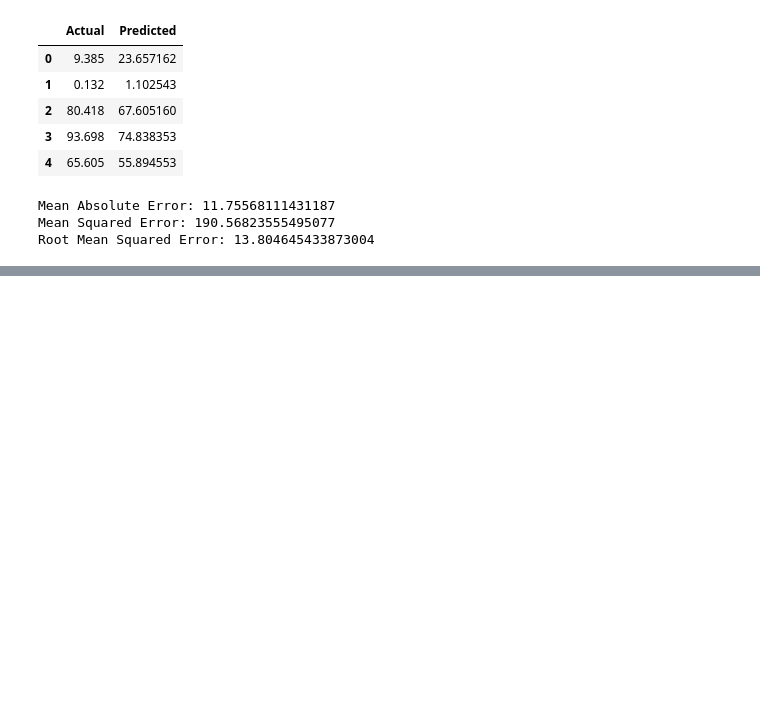
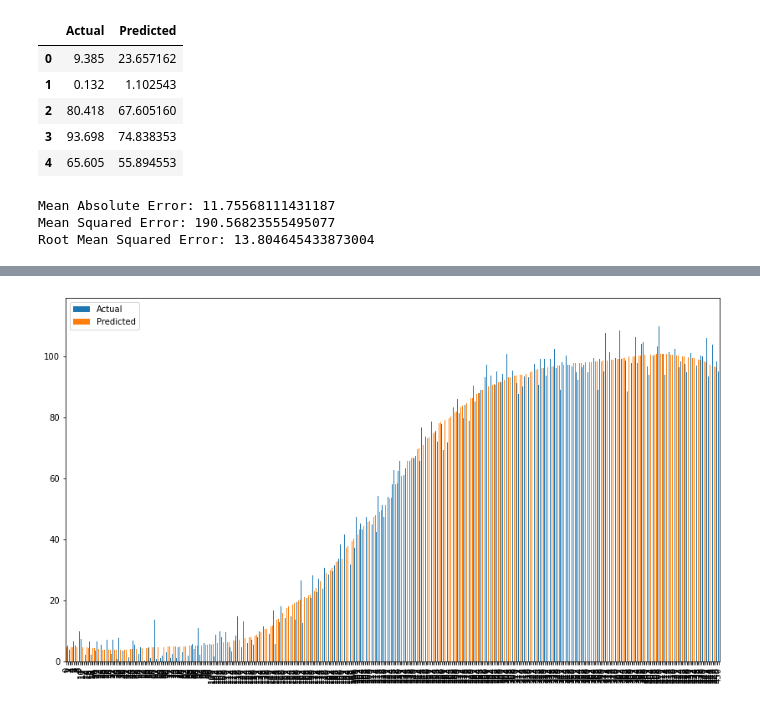
Before and after one commit to juliandunne1234/fuda_project_g00267940, a Jupyter notebook: project_g00267940@gmit.ie.ipynb, the cells around one changed output, grey strips where cells are left out. Drawn from its saved outputs; the diff is of its cells as text; code cells hidden in the pictures; blank space fills up the shorter version.

```diff
--- a/project_g00267940@gmit.ie.ipynb
+++ b/project_g00267940@gmit.ie.ipynb
@@ -218,0 +234,3 @@ The next part of this assignment will focus on applying a linear regression mode
+# %%
+# fit polynomial regression model to the dataset
+poly_reg.fit(X_poly_tran, y_poly)
@@ -218,0 +239,4 @@ The next part of this assignment will focus on applying a linear regression mode
+# %%
+# Create a new linear regression object
+lin_reg_poly = LinearRegression()
+lin_reg_poly.fit(X_poly_tran, y_rem0)
@@ -218,0 +245,5 @@ The next part of this assignment will focus on applying a linear regression mode
+# %%
+y_poly_pred = lin_reg_poly.predict(X_poly_tran)
+# %%
+df_poly2 = pd.DataFrame({'Actual': y_poly.flatten(), 'Predicted': y_poly_pred.flatten()})
+df_poly2.head()
@@ -218,0 +257,6 @@ The next part of this assignment will focus on applying a linear regression mode
+# %%
+# Plot Actual versus Predicted values
+df_poly2.plot(kind='bar',figsize=(14,8))
+plt.show()
+# %% [output]
+[figure, added]
```
Also changed, not shown: parts of 23 cells of this notebook.
